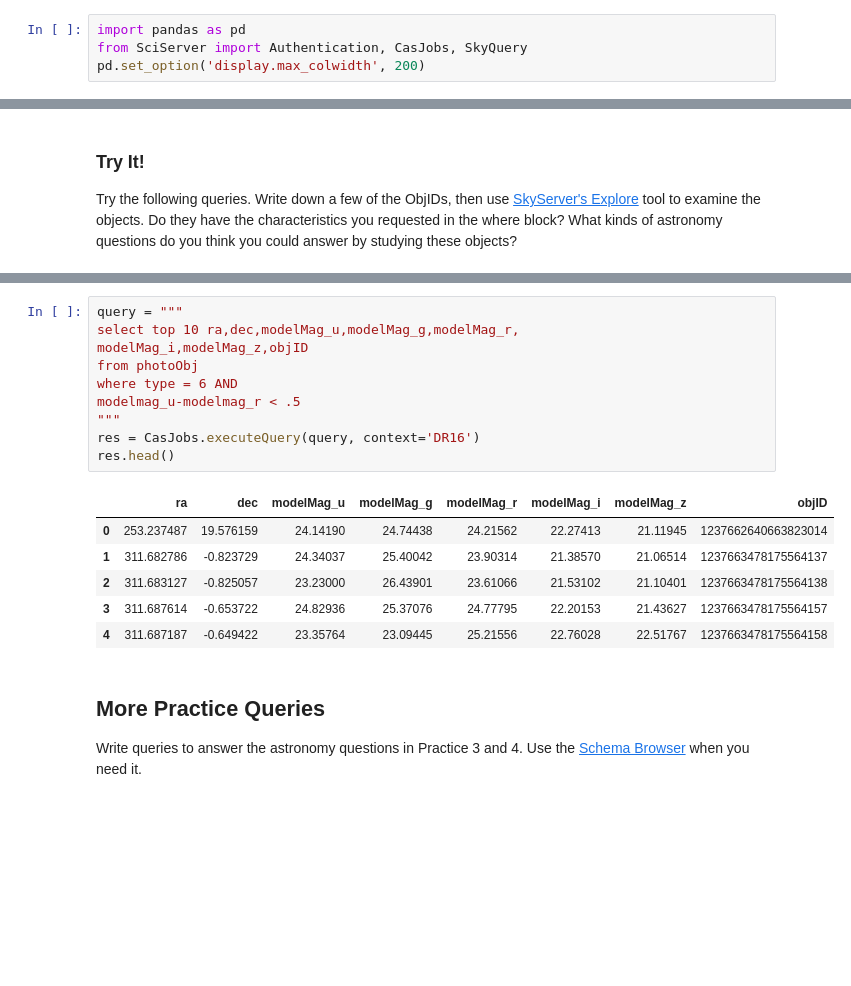
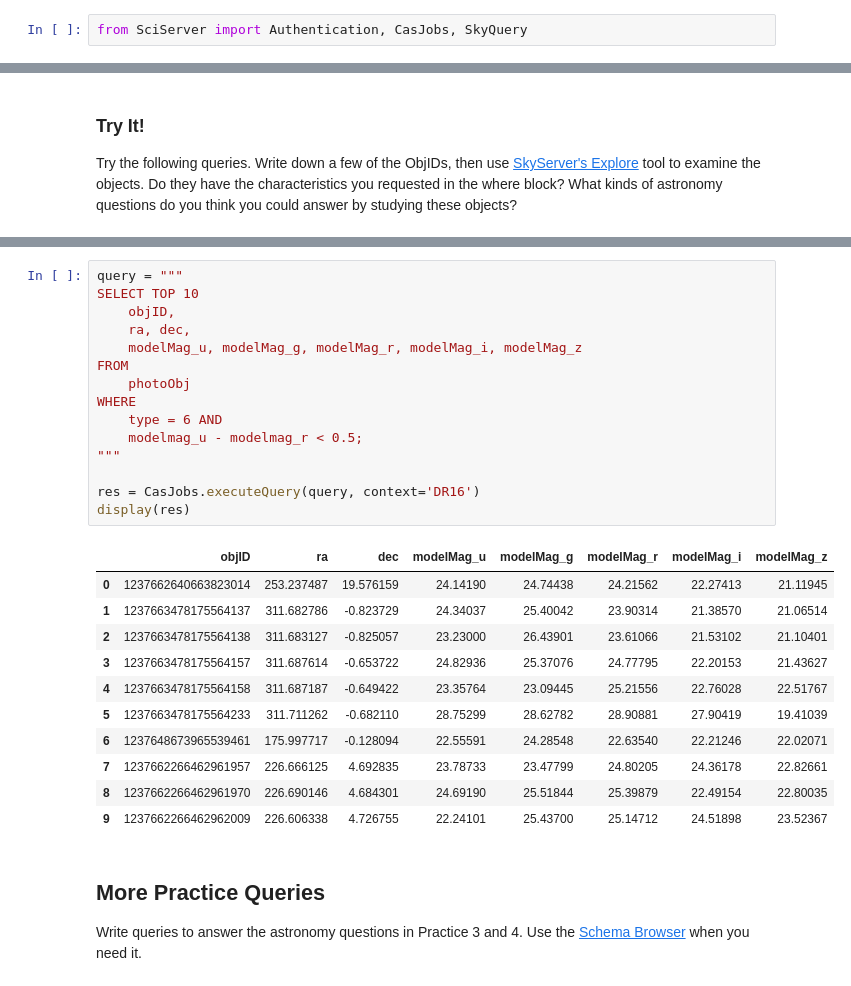
Before and after one commit to masterdesky/ELTE-databases-2020, a Jupyter notebook: practice/sdss_sql_tutorial_2020.ipynb, the cells around one changed output, grey strips where cells are left out. Saved outputs shown, nothing was run; the diff lists cells and outputs as text; blank space fills up the shorter version.

```diff
--- a/practice/sdss_sql_tutorial_2020.ipynb
+++ b/practice/sdss_sql_tutorial_2020.ipynb
@@ -22,9 +94,7 @@ import getpass
 os.listdir('../../SciScript-Python/py3/')
 sys.path.append('../../SciScript-Python/py3/')
 # %%
-import pandas as pd
 from SciServer import Authentication, CasJobs, SkyQuery
-pd.set_option('display.max_colwidth', 200)
 # %%
 auth_name = 'masterdesky'
 auth_pass = getpass.getpass()
@@ -274,20 +447,30 @@ res.head()
 # %%
 query = """
-select top 10 ra,dec,modelMag_u,modelMag_g,modelMag_r,
-modelMag_i,modelMag_z,objID
-from photoObj
-where type = 6 AND
-modelmag_u-modelmag_r < .5
+SELECT TOP 10
+    objID,
+    ra, dec,
+    modelMag_u, modelMag_g, modelMag_r, modelMag_i, modelMag_z
+FROM
+    photoObj
+WHERE
+    type = 6 AND
+    modelmag_u - modelmag_r < 0.5;
 """
+
 res = CasJobs.executeQuery(query, context='DR16')
-res.head()
+display(res)
 # %% [output]
-|  | ra | dec | modelMag_u | modelMag_g | modelMag_r | modelMag_i | modelMag_z | objID |
-| 0 | 253.237487 | 19.576159 | 24.14190 | 24.74438 | 24.21562 | 22.27413 | 21.11945 | 1237662640663823014 |
-| 1 | 311.682786 | -0.823729 | 24.34037 | 25.40042 | 23.90314 | 21.38570 | 21.06514 | 1237663478175564137 |
-| 2 | 311.683127 | -0.825057 | 23.23000 | 26.43901 | 23.61066 | 21.53102 | 21.10401 | 1237663478175564138 |
-| 3 | 311.687614 | -0.653722 | 24.82936 | 25.37076 | 24.77795 | 22.20153 | 21.43627 | 1237663478175564157 |
-| 4 | 311.687187 | -0.649422 | 23.35764 | 23.09445 | 25.21556 | 22.76028 | 22.51767 | 1237663478175564158 |
+|  | objID | ra | dec | modelMag_u | modelMag_g | modelMag_r | modelMag_i | modelMag_z |
+| 0 | 1237662640663823014 | 253.237487 | 19.576159 | 24.14190 | 24.74438 | 24.21562 | 22.27413 | 21.11945 |
+| 1 | 1237663478175564137 | 311.682786 | -0.823729 | 24.34037 | 25.40042 | 23.90314 | 21.38570 | 21.06514 |
+| 2 | 1237663478175564138 | 311.683127 | -0.825057 | 23.23000 | 26.43901 | 23.61066 | 21.53102 | 21.10401 |
+| 3 | 1237663478175564157 | 311.687614 | -0.653722 | 24.82936 | 25.37076 | 24.77795 | 22.20153 | 21.43627 |
+| 4 | 1237663478175564158 | 311.687187 | -0.649422 | 23.35764 | 23.09445 | 25.21556 | 22.76028 | 22.51767 |
+| 5 | 1237663478175564233 | 311.711262 | -0.682110 | 28.75299 | 28.62782 | 28.90881 | 27.90419 | 19.41039 |
+| 6 | 1237648673965539461 | 175.997717 | -0.128094 | 22.55591 | 24.28548 | 22.63540 | 22.21246 | 22.02071 |
+| 7 | 1237662266462961957 | 226.666125 | 4.692835 | 23.78733 | 23.47799 | 24.80205 | 24.36178 | 22.82661 |
+| 8 | 1237662266462961970 | 226.690146 | 4.684301 | 24.69190 | 25.51844 | 25.39879 | 22.49154 | 22.80035 |
+| 9 | 1237662266462962009 | 226.606338 | 4.726755 | 22.24101 | 25.43700 | 25.14712 | 24.51898 | 23.52367 |
 # %% [markdown]
 ## More Practice Queries
 
```
Also changed, not shown: parts of 68 cells of this notebook, 2 other files.
